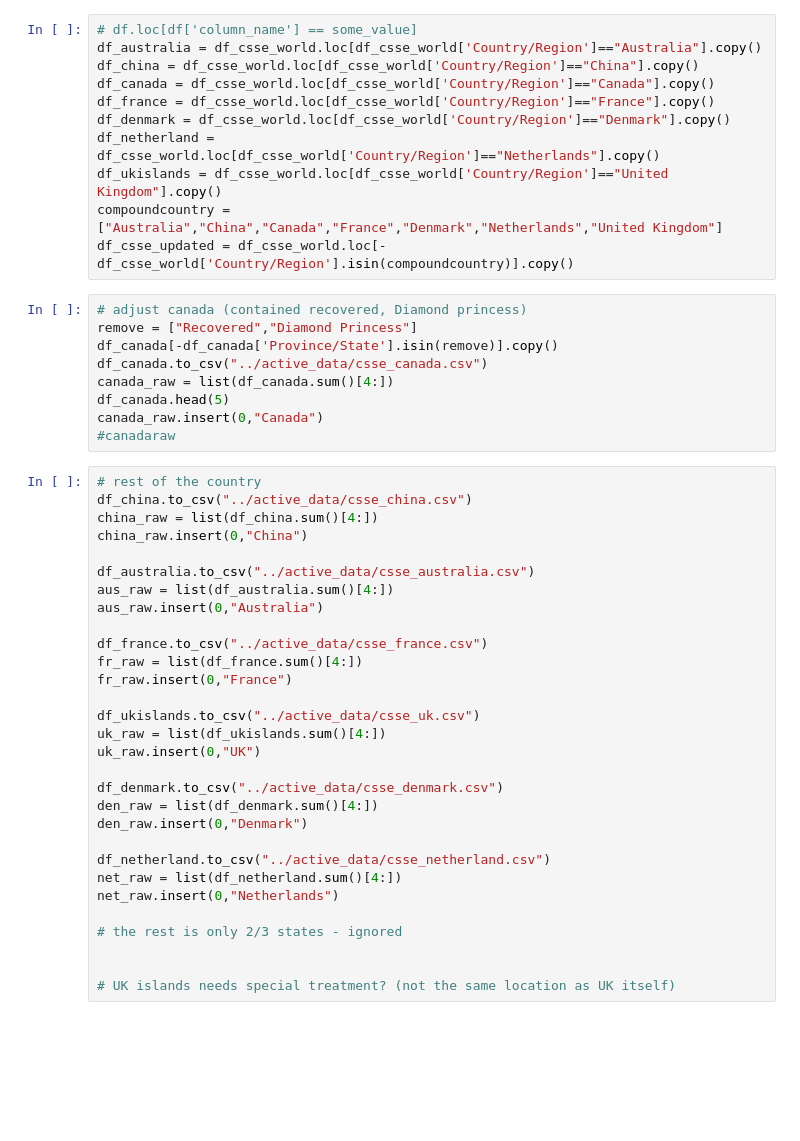
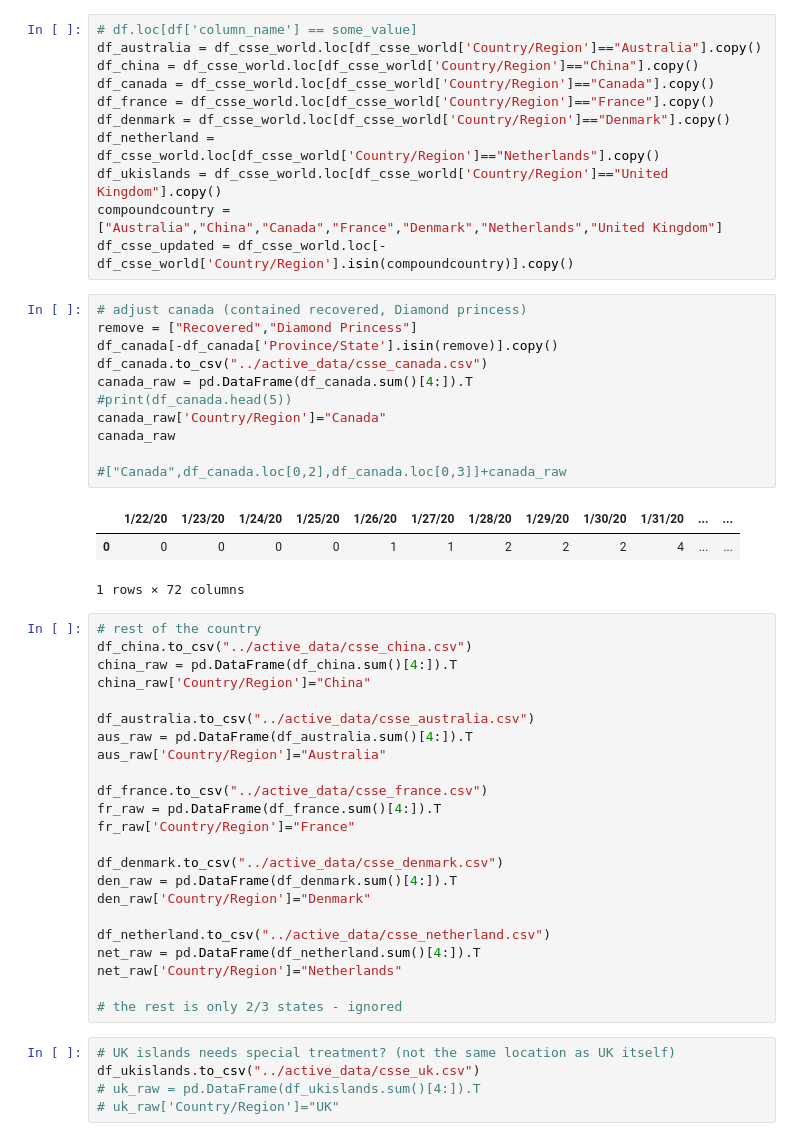
Before and after one commit to nZhangx/CPSC540_Covid, a Jupyter notebook: dataprocessing/data_process1.ipynb, the cells around one changed output. Drawn from its saved outputs; the diff is of its cells as text; blank space fills up the shorter version.

Commit message:
csse

```diff
--- a/dataprocessing/data_process1.ipynb
+++ b/dataprocessing/data_process1.ipynb
@@ -158,39 +164,43 @@ df_csse_updated = df_csse_world.loc[-df_csse_world['Country/Region'].isin(compou
 # %%
 # adjust canada (contained recovered, Diamond princess)
 remove = ["Recovered","Diamond Princess"]
 df_canada[-df_canada['Province/State'].isin(remove)].copy()
 df_canada.to_csv("../active_data/csse_canada.csv")
-canada_raw = list(df_canada.sum()[4:])
-df_canada.head(5)
-canada_raw.insert(0,"Canada")
-#canadaraw
+canada_raw = pd.DataFrame(df_canada.sum()[4:]).T
+#print(df_canada.head(5))
+canada_raw['Country/Region']="Canada"
+canada_raw
+
+#["Canada",df_canada.loc[0,2],df_canada.loc[0,3]]+canada_raw
+# %% [output]
+|  | 1/22/20 | 1/23/20 | 1/24/20 | 1/25/20 | 1/26/20 | 1/27/20 | 1/28/20 | 1/29/20 | 1/30/20 | 1/31/20 | ... | ... |
+| 0 | 0 | 0 | 0 | 0 | 1 | 1 | 2 | 2 | 2 | 4 | ... | ... |
+1 rows × 72 columns
 # %%
 # rest of the country
 df_china.to_csv("../active_data/csse_china.csv")
-china_raw = list(df_china.sum()[4:])
-china_raw.insert(0,"China")
+china_raw = pd.DataFrame(df_china.sum()[4:]).T
+china_raw['Country/Region']="China"
 
 df_australia.to_csv("../active_data/csse_australia.csv")
-aus_raw = list(df_australia.sum()[4:])
-aus_raw.insert(0,"Australia")
+aus_raw = pd.DataFrame(df_australia.sum()[4:]).T
+aus_raw['Country/Region']="Australia"
 
 df_france.to_csv("../active_data/csse_france.csv")
-fr_raw = list(df_france.sum()[4:])
-fr_raw.insert(0,"France")
-
-df_ukislands.to_csv("../active_data/csse_uk.csv")
-uk_raw = list(df_ukislands.sum()[4:])
-uk_raw.insert(0,"UK")
+fr_raw = pd.DataFrame(df_france.sum()[4:]).T
+fr_raw['Country/Region']="France"
 
 df_denmark.to_csv("../active_data/csse_denmark.csv")
-den_raw = list(df_denmark.sum()[4:])
-den_raw.insert(0,"Denmark")
+den_raw = pd.DataFrame(df_denmark.sum()[4:]).T
+den_raw['Country/Region']="Denmark"
 
 df_netherland.to_csv("../active_data/csse_netherland.csv")
-net_raw = list(df_netherland.sum()[4:])
-net_raw.insert(0,"Netherlands")
+net_raw = pd.DataFrame(df_netherland.sum()[4:]).T
+net_raw['Country/Region']="Netherlands"
 
 # the rest is only 2/3 states - ignored
-
-
-# UK islands needs special treatment? (not the same location as UK itself)
+# %%
+# UK islands needs special treatment? (not the same location as UK itself)
+df_ukislands.to_csv("../active_data/csse_uk.csv")
+# uk_raw = pd.DataFrame(df_ukislands.sum()[4:]).T
+# uk_raw['Country/Region']="UK"
```
Also changed, not shown: parts of 7 cells of this notebook, 4 other files.
